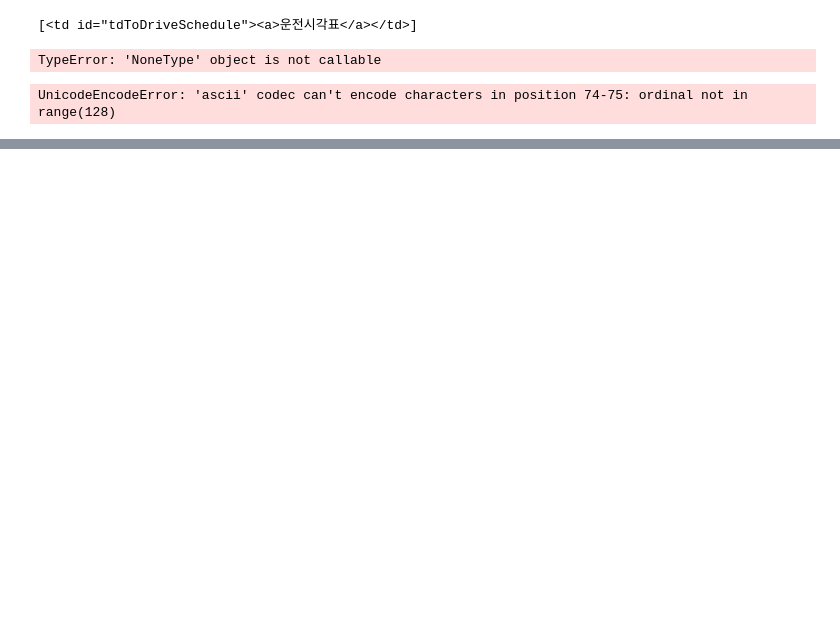
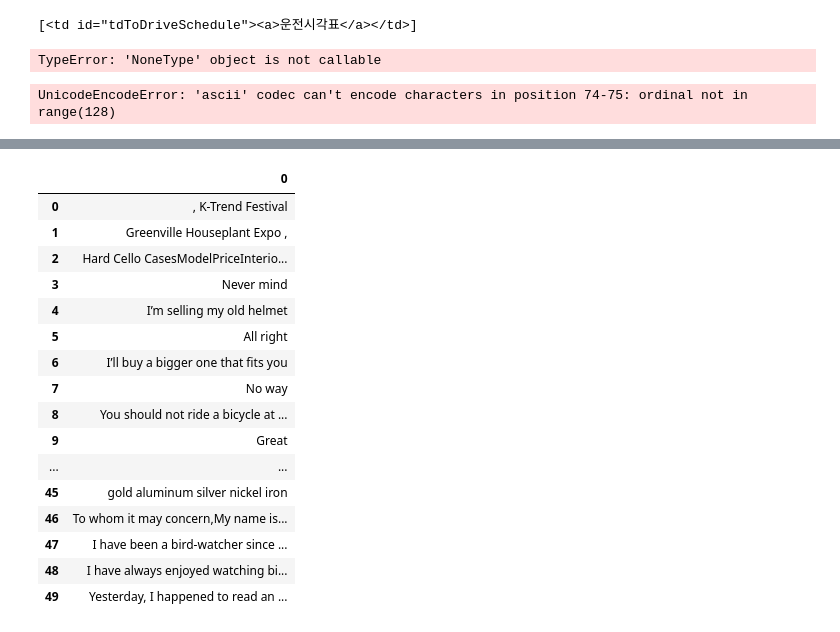
Before and after one commit to Keunji123/KJH, a Jupyter notebook: 시험용.ipynb, the cells around one changed output, grey strips where cells are left out. Cells and saved outputs as stored; diff of their text form; code cells hidden in the pictures; blank space fills up the shorter version.

```diff
--- a/시험용.ipynb
+++ b/시험용.ipynb
@@ -45,0 +120,5 @@ UnicodeEncodeError: 'ascii' codec can't encode characters in position 74-75: ord
+# %%
+import pdfminer
+from pdfminer.high_level import extract_text
+
+text = extract_text("C:/Users/user/Desktop/lecfile/dec/221209/3교시_영어영역_문제지.pdf")
@@ -45,0 +154,7 @@ UnicodeEncodeError: 'ascii' codec can't encode characters in position 74-75: ord
+# %%
+res1 = re.sub('[\n]','',text)
+res2 = res1.replace("?",".").replace("!",".")
+res3 = re.sub('[가-힣]','',res2)
+res4 = re.sub('[①②③④⑤]','',res3)
+res5 = re.sub(' +',' ', res4)
+res5.split(".")
@@ -45,0 +179,4 @@ UnicodeEncodeError: 'ascii' codec can't encode characters in position 74-75: ord
+# %%
+import pandas as pd
+
+df = pd.DataFrame(res5.split("."))
@@ -45,0 +192,8 @@ UnicodeEncodeError: 'ascii' codec can't encode characters in position 74-75: ord
+# %%
+def fn(x):
+    if not re.search('[a-z|A-Z]',x) != re.search('[a-z|A-Z]',x):
+        return False
+    else:
+        return x
+
+df[0] = df[0].apply(lambda x : fn(x))
@@ -45,0 +218,23 @@ UnicodeEncodeError: 'ascii' codec can't encode characters in position 74-75: ord
+# %%
+m = [False if i == False else True for i in df[0]]
+df1 = df[m]
+df1 = df1.reset_index(drop=True)
+df1.head(50)
+# %% [output]
+|  | 0 |
+| 0 | , K-Trend Festival |
+| 1 | Greenville Houseplant Expo , |
+| 2 | Hard Cello CasesModelPriceInterio... |
+| 3 | Never mind |
+| 4 | I’m selling my old helmet |
+| 5 | All right |
+| 6 | I’ll buy a bigger one that fits you |
+| 7 | No way |
+| 8 | You should not ride a bicycle at ... |
+| 9 | Great |
+| ... | ... |
+| 45 | gold aluminum silver nickel iron |
+| 46 | To whom it may concern,My name is... |
+| 47 | I have been a bird-watcher since ... |
+| 48 | I have always enjoyed watching bi... |
+| 49 | Yesterday, I happened to read an ... |
```
Also changed, not shown: parts of 14 cells of this notebook, 1 other file.
